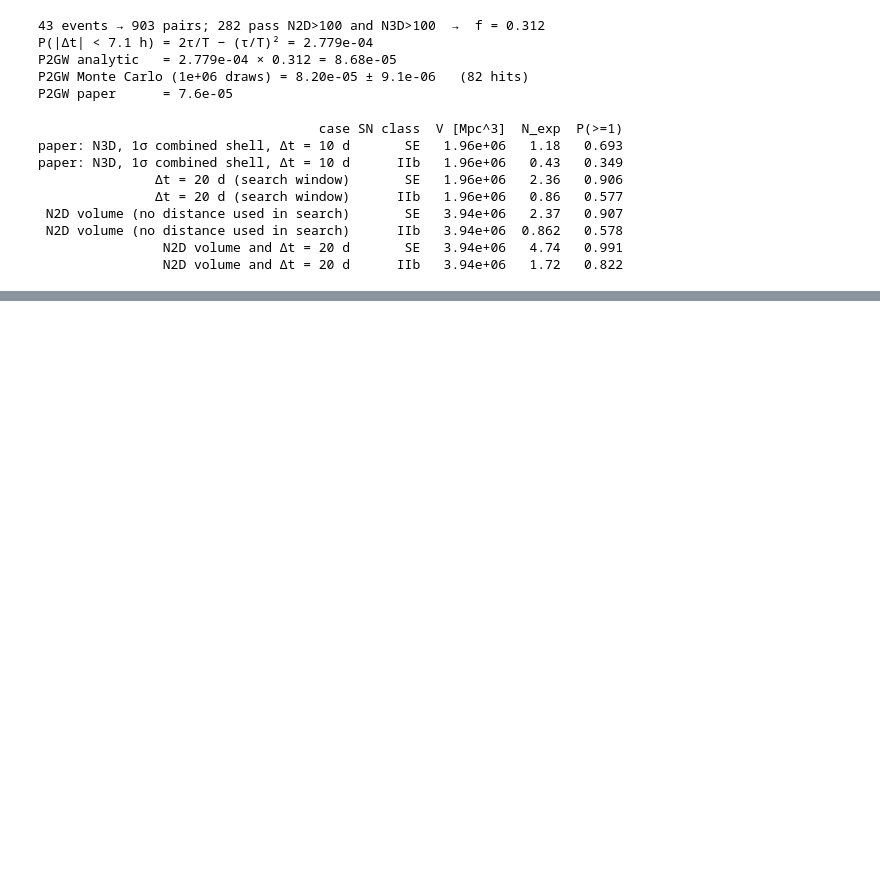
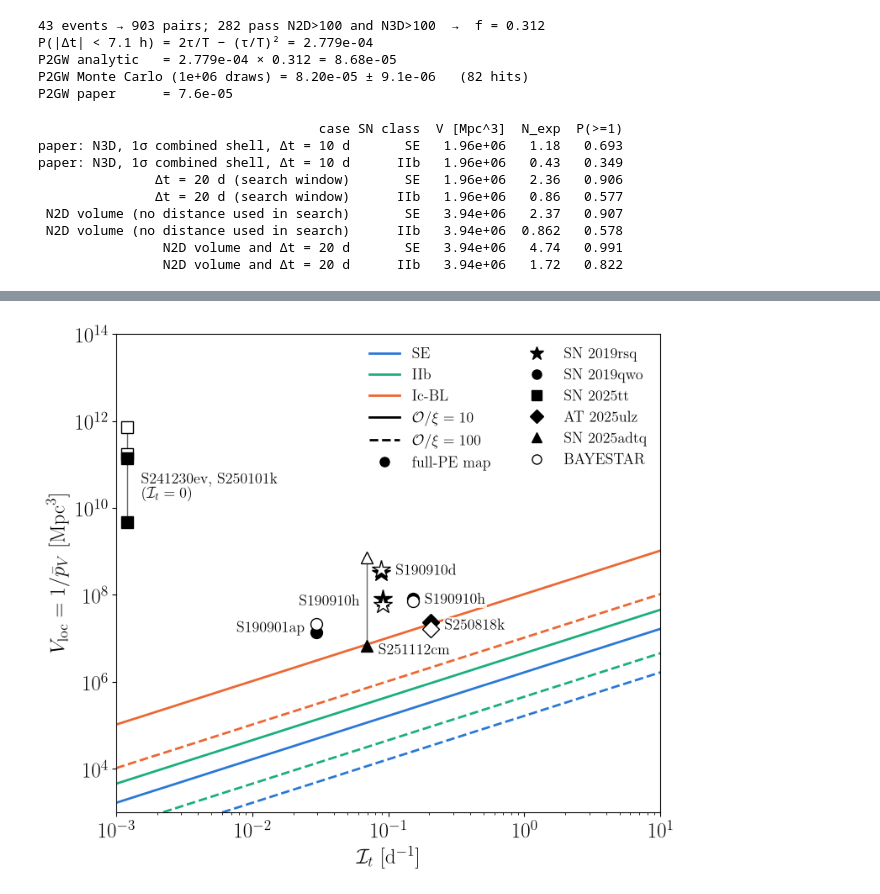
Before and after one commit to fipanther/SN2019rsq, a Jupyter notebook: SESN_GW_coincidence.ipynb, the cells around one changed output, grey strips where cells are left out. Saved outputs shown, nothing was run; the diff lists cells and outputs as text; code cells hidden in the pictures; blank space fills up the shorter version.

```diff
--- a/SESN_GW_coincidence.ipynb
+++ b/SESN_GW_coincidence.ipynb
@@ -973,0 +1258,20 @@ paper: N3D, 1σ combined shell, Δt = 10 d      IIb   1.96e+06   0.43   0.349
+# %%
+# --- Step 8d: timing overlap I_t [per day] ---
+rows = []
+for r in PAIRS8.itertuples():
+    sn, tg, win = SNE[r.sn], r.t_gw_mjd, SNE[r.sn]['window']
+    w = (it_window(*win, tg, sn['z']), 1 / (win[1] - win[0]), win[0] - tg, win[1] - tg) if win else (np.nan,) * 4
+    rows.append((r.gw, r.sn, sn['timing'], sn['baseline'](tg), *w))
+TIM = pd.DataFrame(rows, columns=['gw', 'sn', 'baseline', 'I_t', 'I_t_window', '1/W', 'win_start_d', 'win_end_d'])
+print(TIM.to_string(index=False, float_format=lambda x: f'{x:.3g}', na_rep='-'))
+IT8 = dict(zip(zip(TIM.gw, TIM.sn), TIM.I_t))
+
+print('\nSensitivity:')
+for gw in ('S190910h', 'S190901ap'):
+    its = [it_samples(T_EXP_QWO - dl, TGW8[gw], 0.045) for dl in DARK]
+    print(f'  {gw} + SN 2019qwo, redback fit: I_t = {its[0]:.3g} (no dark phase) to {its[-1]:.3g} (2 d dark), '
+          f'range {min(its):.3g}-{max(its):.3g} per day')
+tg = TGW8['S250818k']
+kw = dict(lo=1 / 1440, hi=1.0)                          # 'minutes to hours' (Kasliwal+25): log-uniform 1 min - 1 d
+print(f"  S250818k + AT 2025ulz, delay log-uniform 1 min - 1 d: baseline I_t = {SNE['AT 2025ulz']['baseline'](tg, **kw):.3g}, "
+      f"window I_t = {it_window(*SNE['AT 2025ulz']['window'], tg, Z_ULZ, **kw):.3g} per day")
@@ -973,0 +1367,47 @@ paper: N3D, 1σ combined shell, Δt = 10 d      IIb   1.96e+06   0.43   0.349
+# %%
+# --- Step 8f: the pairs in the plane of timing overlap and localisation volume ---
+from matplotlib.lines import Line2D
+
+CLASS_COL = {'SE': '#2a78d6', 'IIb': '#1baf7a', 'Ic-BL': '#eb6834'}
+MARK = {'SN 2019rsq': '*', 'SN 2019qwo': 'o', 'SN 2025tt': 's', 'AT 2025ulz': 'D', 'SN 2025adtq': '^'}
+X_LIM, Y_LIM = (1e-3, 10.0), (1e3, 1e14)
+
+# GW label beside each pair: (offset in points, horizontal alignment)
+LABEL = {('S190910d', 'SN 2019rsq'): ((12, 0), 'left'), ('S190910h', 'SN 2019rsq'): ((-20, 0), 'right'),
+         ('S190910h', 'SN 2019qwo'): ((10, 0), 'left'), ('S190901ap', 'SN 2019qwo'): ((-10, 0), 'right'),
+         ('S250818k', 'AT 2025ulz'): ((12, 0), 'left'), ('S251112cm', 'SN 2025adtq'): ((10, -4), 'left')}
+BOX = dict(boxstyle='square,pad=0.1', fc='white', ec='none', alpha=0.8)
+
+fig, ax = plt.subplots(figsize=(8, 7))
+x = np.logspace(np.log10(X_LIM[0]), np.log10(X_LIM[1]), 50)
+for cls, rate in RATES.items():
+    for o, ls in ((10, '-'), (100, '--')):
+        ax.plot(x, x / (o * rate / DAYS_PER_YR), color=CLASS_COL[cls], ls=ls, lw=2, zorder=1)
+for r in ODDS.itertuples():
+    key = (r.gw, r.sn)
+    xi = max(r.I_t, X_LIM[0] * 1.2)                     # I_t = 0 pairs drawn at the left edge
+    ms = 16 if MARK[r.sn] == '*' else 10
+    ax.plot([xi, xi], [r.V_loc, V_BAY[key]], color='0.4', lw=1, zorder=2)
+    ax.plot(xi, r.V_loc, marker=MARK[r.sn], ms=ms, color='k', zorder=3)
+    ax.plot(xi, V_BAY[key], marker=MARK[r.sn], ms=ms, mfc='white', mec='k', zorder=3)
+    if key in LABEL:
+        (dx, dy), ha = LABEL[key]
+        y = r.V_loc if r.sn == 'SN 2025adtq' else np.sqrt(r.V_loc * V_BAY[key])
+        ax.annotate(r.gw, (xi, y), xytext=(dx, dy), textcoords='offset points', ha=ha, va='center',
+                    fontsize=13, bbox=BOX, zorder=4)
+ax.annotate('S241230ev, S250101k\n' + r'($\mathcal{I}_t=0$)', (X_LIM[0] * 1.2, 3e10), xytext=(12, 0),
+            textcoords='offset points', ha='left', va='center', fontsize=13, bbox=BOX, zorder=4)
+ax.set_xscale('log'); ax.set_yscale('log')
+ax.set_xlim(*X_LIM); ax.set_ylim(*Y_LIM)
+ax.set_xlabel(r'$\mathcal{I}_t\ [{\rm d}^{-1}]$')
+ax.set_ylabel(r'$V_{\rm loc}=1/\bar p_V\ [{\rm Mpc}^3]$')
+h_cls = [Line2D([], [], color=c, lw=2, label=k) for k, c in CLASS_COL.items()]
+h_o = [Line2D([], [], color='k', lw=2, ls=ls, label=rf'$\mathcal{{O}}/\xi={o}$') for o, ls in ((10, '-'), (100, '--'))]
+h_sn = [Line2D([], [], color='k', ls='none', marker=m, ms=12 if m == '*' else 8, label=k) for k, m in MARK.items()]
+h_pe = Line2D([], [], color='k', ls='none', marker='o', ms=8, label='full-PE map')
+h_bay = Line2D([], [], mfc='white', mec='k', ls='none', marker='o', ms=8, label='BAYESTAR')
+ax.legend(handles=h_cls + h_o + [h_pe] + h_sn + [h_bay], frameon=False, fontsize=13, loc='upper right', ncol=2)
+fig.tight_layout()
+plt.show()
+# %% [output]
+[figure, added]
```
Also changed, not shown: parts of 15 cells of this notebook, 2 other files.
